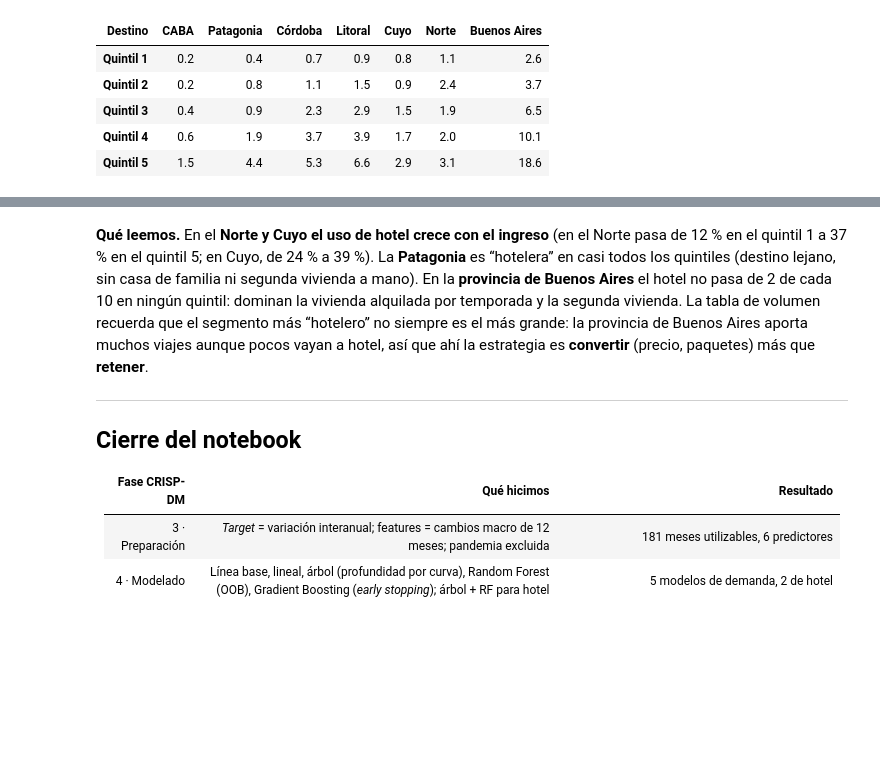
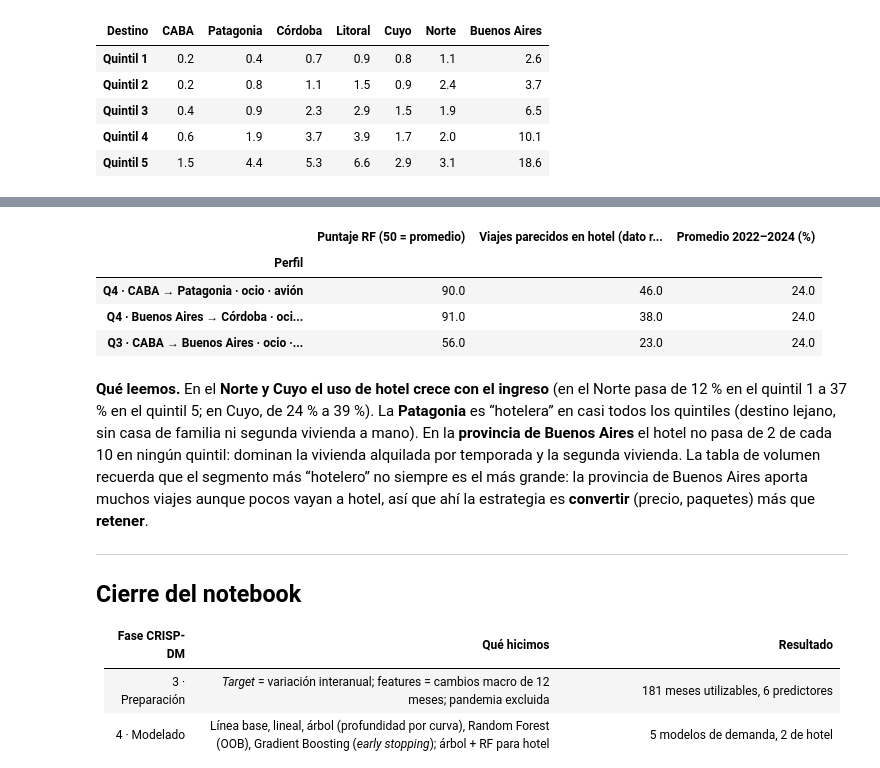
Before and after one commit to GianImpedovo/TPO-CD, a Jupyter notebook: notebooks/02_modelos.ipynb, the cells around one changed output, grey strips where cells are left out. Saved outputs shown, nothing was run; the diff lists cells and outputs as text; code cells hidden in the pictures; blank space fills up the shorter version.

```diff
--- a/notebooks/02_modelos.ipynb
+++ b/notebooks/02_modelos.ipynb
@@ -998,3 +1034,27 @@ Peso de cada segmento en el total de viajes (%), para dimensionar la promoción:
+# %%
+ejemplos = {
+    "Q4 · CABA → Patagonia · ocio · avión": dict(quintil=4, region_origen=CODIGO_REGION["CABA"], region_destino=CODIGO_REGION["Patagonia"],
+                                               trimestre=1, noches=7, tamanio_grupo=1, motivo=1, transporte=4),
+    "Q4 · Buenos Aires → Córdoba · ocio · ómnibus": dict(quintil=4, region_origen=CODIGO_REGION["Buenos Aires"],
+                                                       region_destino=CODIGO_REGION["Córdoba"], trimestre=1, noches=5,
+                                                       tamanio_grupo=1, motivo=1, transporte=2),
+    "Q3 · CABA → Buenos Aires · ocio · auto": dict(quintil=3, region_origen=CODIGO_REGION["CABA"], region_destino=CODIGO_REGION["Buenos Aires"],
+                                                 trimestre=1, noches=5, tamanio_grupo=1, motivo=1, transporte=1),
+}
+filas = []
+for nombre, p in ejemplos.items():
+    parecidos = ev[(ev.quintil == p["quintil"]) & (ev.region_destino == p["region_destino"]) & (ev.motivo == p["motivo"])]
+    filas.append({"Perfil": nombre,
+                  "Puntaje RF (50 = promedio)": rf_h.predict_proba(pd.DataFrame([p])[FEATURES_HOTEL])[0, 1] * 100,
+                  "Viajes parecidos en hotel (dato real, %)": np.average(parecidos.hotel, weights=parecidos.pondera) * 100,
+                  "Promedio 2022–2024 (%)": tasa * 100})
+pd.DataFrame(filas).set_index("Perfil").round(0)
+# %% [output]
+|  | Puntaje RF (50 = promedio) | Viajes parecidos en hotel (dato r... | Promedio 2022–2024 (%) |
+| Perfil |  |  |  |
+| Q4 · CABA → Patagonia · ocio · avión | 90.0 | 46.0 | 24.0 |
+| Q4 · Buenos Aires → Córdoba · oci... | 91.0 | 38.0 | 24.0 |
+| Q3 · CABA → Buenos Aires · ocio ·... | 56.0 | 23.0 | 24.0 |
 # %% [markdown]
 **Qué leemos.** En el **Norte y Cuyo el uso de hotel crece con el ingreso** (en el Norte pasa de 12 % en el quintil 1 a 37 % en el quintil 5; en Cuyo, de 24 % a 39 %). La **Patagonia** es “hotelera” en casi todos los quintiles (destino lejano, sin casa de familia ni segunda vivienda a mano). En la **provincia de Buenos Aires** el hotel no pasa de 2 de cada 10 en ningún quintil: dominan la vivienda alquilada por temporada y la segunda vivienda. La tabla de volumen recuerda que el segmento más “hotelero” no siempre es el más grande: la provincia de Buenos Aires aporta muchos viajes aunque pocos vayan a hotel, así que ahí la estrategia es **convertir** (precio, paquetes) más que **retener**.
 
```
Also changed, not shown: parts of 3 cells of this notebook, 1 other file.
